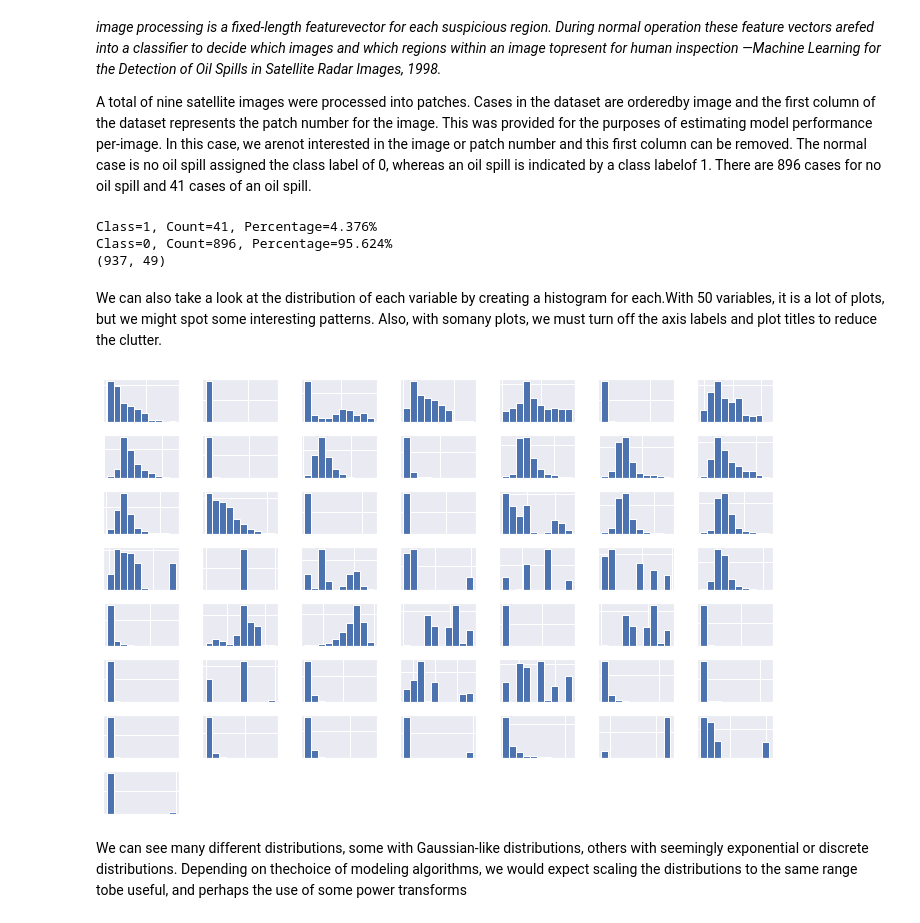
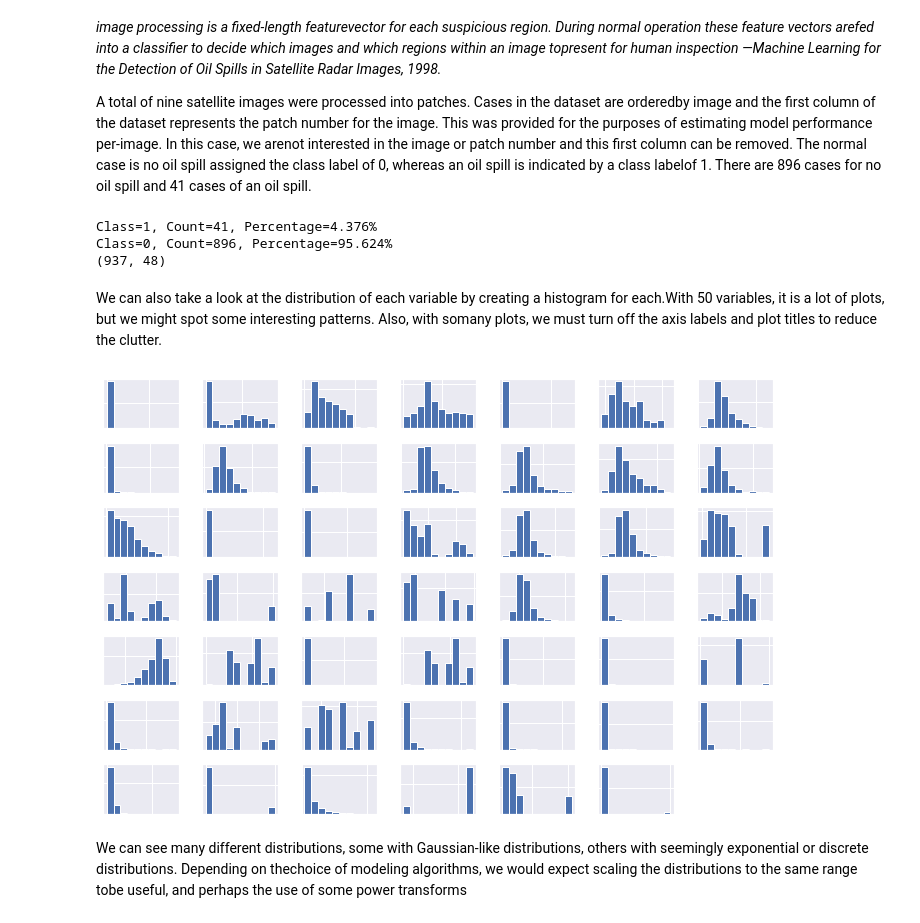
Before and after one commit to giordafrancis/imbalanced-learning, a Jupyter notebook: _P6_Projects_Oil_Spill.ipynb, the cells around one changed output. Saved outputs shown, nothing was run; the diff lists cells and outputs as text; code cells hidden in the pictures.

```diff
--- a/_P6_Projects_Oil_Spill.ipynb
+++ b/_P6_Projects_Oil_Spill.ipynb
@@ -36,27 +36,28 @@ from imblearn.under_sampling import EditedNearestNeighbours
 sns.set()
 # %%
 #file_link = "https://raw.githubusercontent.com/jbrownlee/Datasets/master/oil-spill.csv"
+path = "data/oil-spill.csv"
 data = pd.read_csv(path, index_col='0').drop(columns=  '22')
 target = data.values[:,-1]
 counter = Counter(target)
 for k, v in counter.items():
     per = v / target.shape[0] * 100
     print("Class=%d, Count=%d, Percentage=%.3f%%" % (k, v, per))
-print(dataset.shape)
+print(data.shape)
 # %% [output]
 Class=1, Count=41, Percentage=4.376%
 Class=0, Count=896, Percentage=95.624%
-(937, 49)
+(937, 48)
 # %% [markdown]
 We can also take a look at the distribution of each variable by creating a histogram for each.With 50 variables, it is a lot of plots, but we might spot some interesting patterns.  Also, with somany plots, we must turn off the axis labels and plot titles to reduce the clutter.
 # %%
-ax = dataset.hist(figsize=(12,8))
+ax = data.hist(figsize=(12,8))
 for axis in ax.flatten():
     axis.set_title("")
     axis.set_xticklabels([])
     axis.set_yticklabels([])
 # %% [output]
-[figure, old version]
+[figure, new version]
 # %% [markdown]
 We can see many different distributions, some with Gaussian-like distributions, others with seemingly exponential or discrete distributions.  Depending on thechoice of modeling algorithms, we would expect scaling the distributions to the same range tobe useful, and perhaps the use of some power transforms
 # %% [markdown]
```
Also changed, not shown: parts of 6 cells of this notebook, 3 other files.
